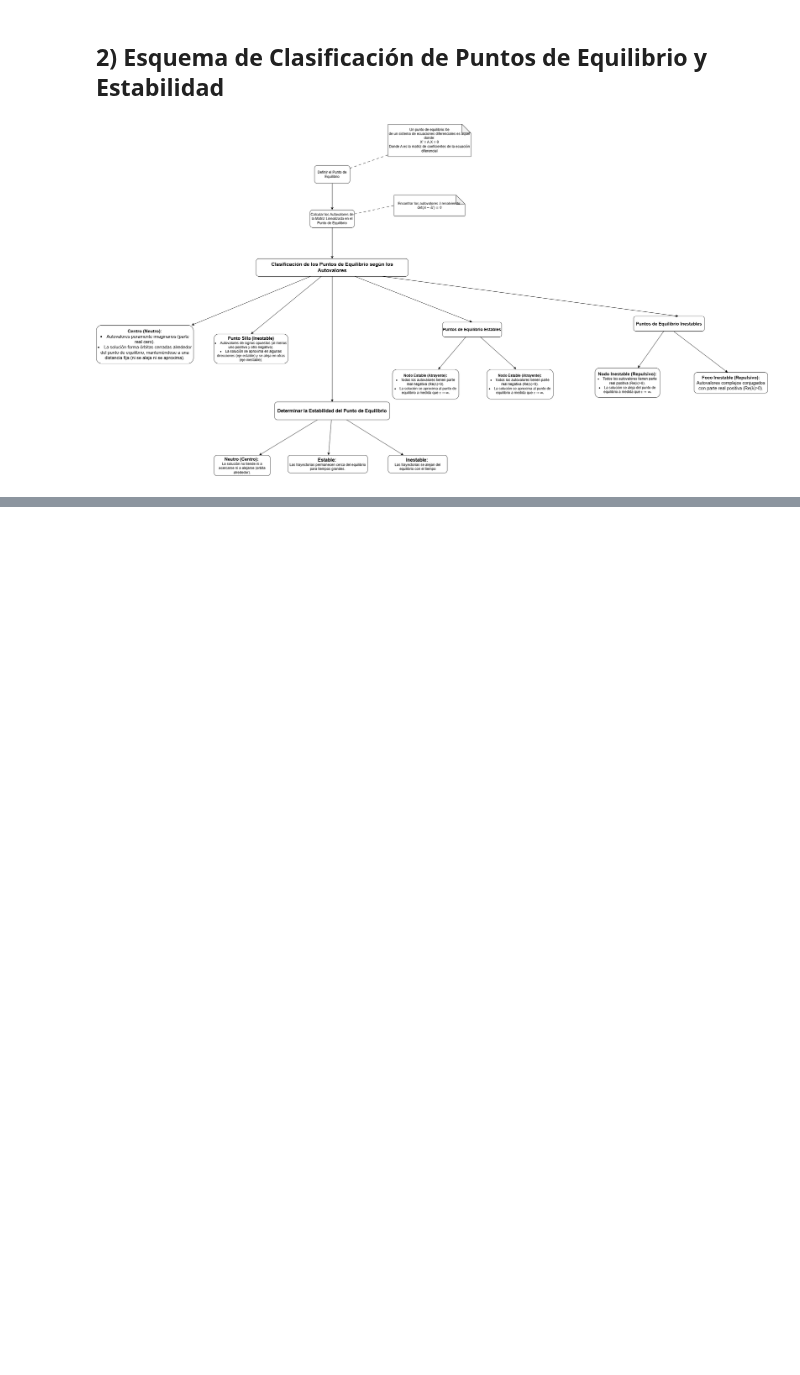
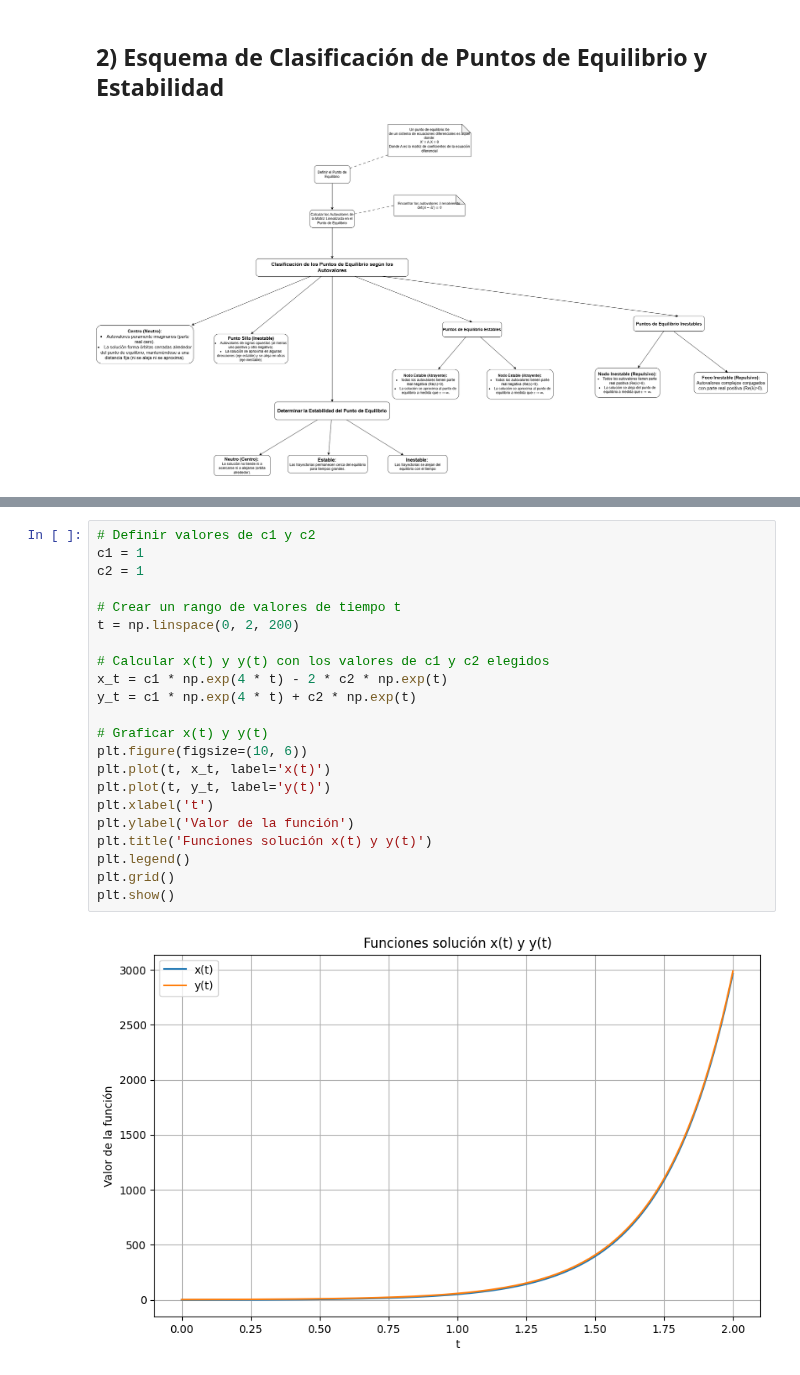
Before and after one commit to FranDSchz/TPI-Analisis-numerico, a Jupyter notebook: notebooks/ActAplicacion.ipynb, the cells around one changed output, grey strips where cells are left out. Saved outputs shown, nothing was run; the diff lists cells and outputs as text; blank space fills up the shorter version.

```diff
--- a/notebooks/ActAplicacion.ipynb
+++ b/notebooks/ActAplicacion.ipynb
@@ -29,0 +142,24 @@ ___
+# %%
+# Definir valores de c1 y c2
+c1 = 1
+c2 = 1
+
+# Crear un rango de valores de tiempo t
+t = np.linspace(0, 2, 200)
+
+# Calcular x(t) y y(t) con los valores de c1 y c2 elegidos
+x_t = c1 * np.exp(4 * t) - 2 * c2 * np.exp(t)
+y_t = c1 * np.exp(4 * t) + c2 * np.exp(t)
+
+# Graficar x(t) y y(t)
+plt.figure(figsize=(10, 6))
+plt.plot(t, x_t, label='x(t)')
+plt.plot(t, y_t, label='y(t)')
+plt.xlabel('t')
+plt.ylabel('Valor de la función')
+plt.title('Funciones solución x(t) y y(t)')
+plt.legend()
+plt.grid()
+plt.show()
+# %% [output]
+[figure, added]
```
Also changed, not shown: parts of 11 cells of this notebook.
